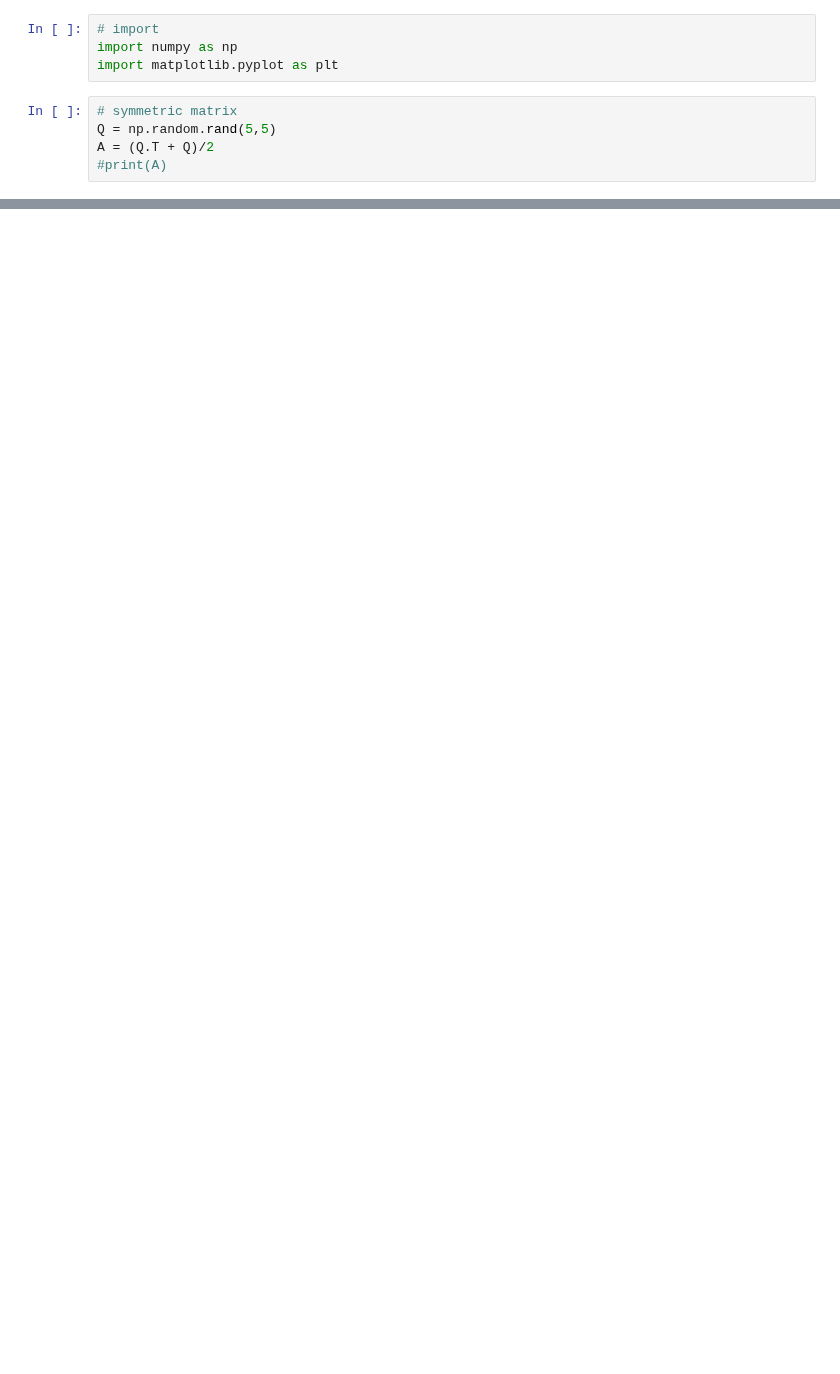
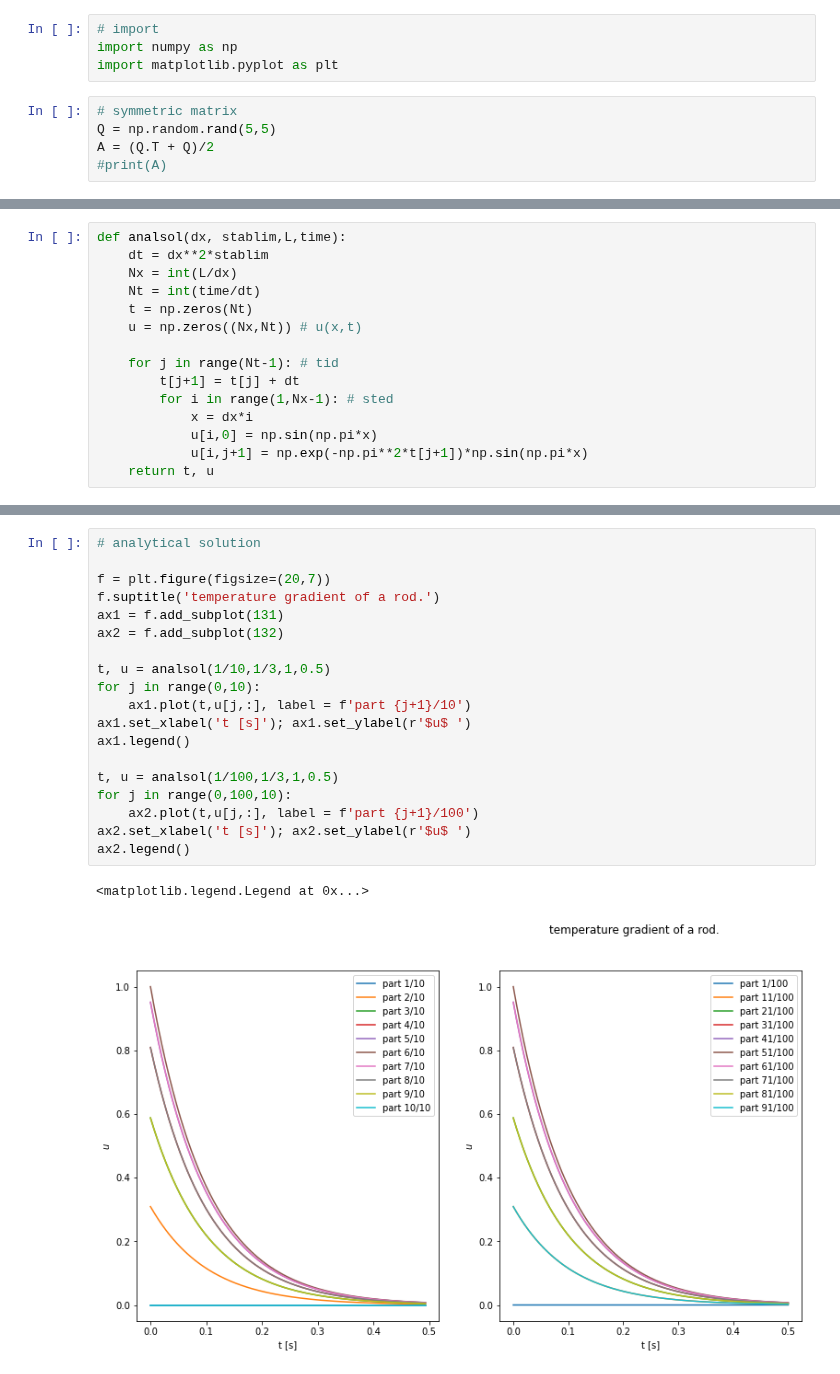
Before and after one commit to KarlHenrik/FYS-STK-Gruppe, a Jupyter notebook: Project3/Gullatuller.ipynb, the cells around one changed output, grey strips where cells are left out. Saved outputs shown, nothing was run; the diff lists cells and outputs as text; blank space fills up the shorter version.

```diff
--- a/Project3/Gullatuller.ipynb
+++ b/Project3/Gullatuller.ipynb
@@ -27,2 +24,17 @@ def expscheme(dx, stablim,L,time):
     return t, u
+# %%
+def analsol(dx, stablim,L,time):
+    dt = dx**2*stablim
+    Nx = int(L/dx)
+    Nt = int(time/dt)
+    t = np.zeros(Nt)
+    u = np.zeros((Nx,Nt)) # u(x,t)
+
+    for j in range(Nt-1): # tid
+        t[j+1] = t[j] + dt
+        for i in range(1,Nx-1): # sted
+            x = dx*i
+            u[i,0] = np.sin(np.pi*x)
+            u[i,j+1] = np.exp(-np.pi**2*t[j+1])*np.sin(np.pi*x)
+    return t, u
 # %%
@@ -47,0 +62,22 @@ ax2.legend()
+# %%
+# analytical solution
+
+f = plt.figure(figsize=(20,7))
+f.suptitle('temperature gradient of a rod.')
+ax1 = f.add_subplot(131)
+ax2 = f.add_subplot(132)
+
+t, u = analsol(1/10,1/3,1,0.5)
+for j in range(0,10):
+    ax1.plot(t,u[j,:], label = f'part {j+1}/10')
+ax1.set_xlabel('t [s]'); ax1.set_ylabel(r'$u$ ')
+ax1.legend()
+
+t, u = analsol(1/100,1/3,1,0.5)
+for j in range(0,100,10):
+    ax2.plot(t,u[j,:], label = f'part {j+1}/100')
+ax2.set_xlabel('t [s]'); ax2.set_ylabel(r'$u$ ')
+ax2.legend()
+# %% [output]
+<matplotlib.legend.Legend at 0x...>
+[figure, added]
```
Also changed, not shown: parts of 2 cells of this notebook.
